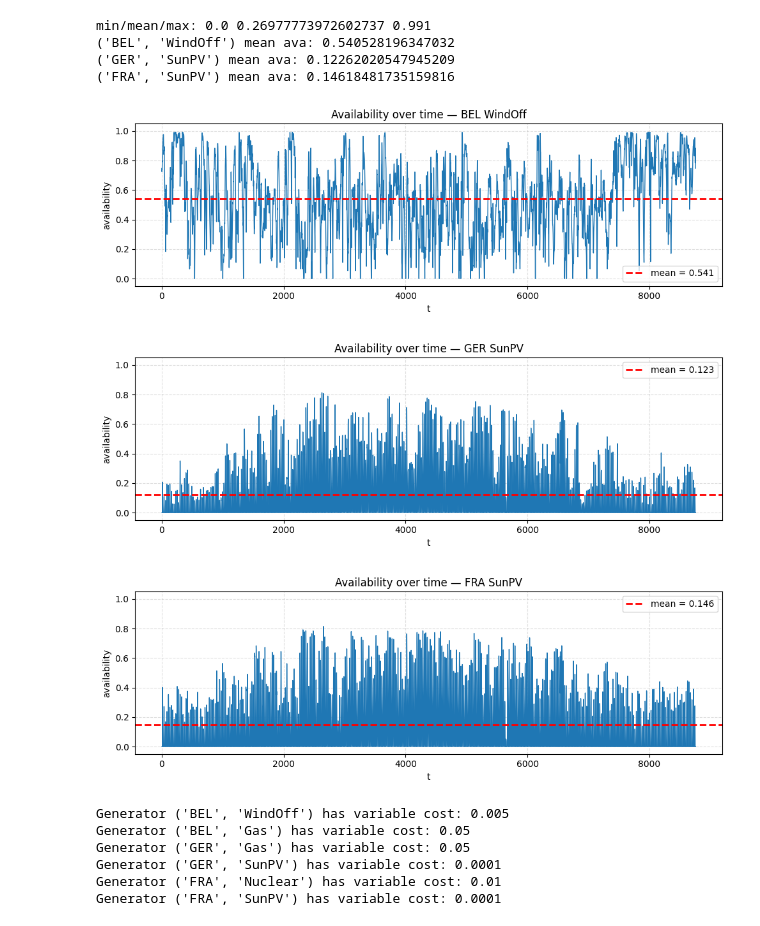
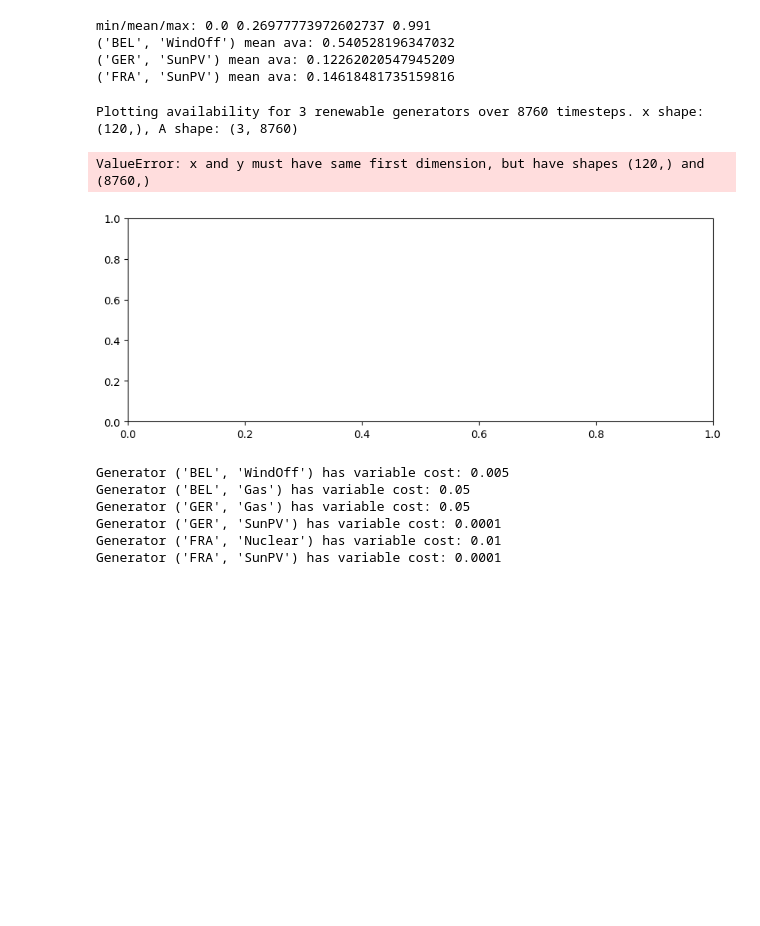
Before and after one commit to PeterrHH/ML-Enhanced-Benders, a Jupyter notebook: data_visualise.ipynb, the cells around one changed output. Saved outputs shown, nothing was run; the diff lists cells and outputs as text; code cells hidden in the pictures; blank space fills up the shorter version.

```diff
--- a/data_visualise.ipynb
+++ b/data_visualise.ipynb
@@ -738,37 +695,39 @@ def plot_renewable_availability_series(ava_tensor, renew_gens, T_list=None):
     ava_tensor: torch.Tensor or np.ndarray, shape [N_renew, T]
     renew_gens: list of (loc, tech) length N_renew
     T_list: optional list of timesteps length T (e.g. 1..8760). If None, uses 0..T-1.
     """
     if hasattr(ava_tensor, "detach"):
         A = ava_tensor.detach().cpu().numpy()
     else:
         A = np.asarray(ava_tensor)
 
     N, T = A.shape
     x = np.array(T_list) if T_list is not None else np.arange(T)
-
+    print(f"Plotting availability for {N} renewable generators over {T} timesteps. x shape: {x.shape}, A shape: {A.shape}")
     for i, (loc, tech) in enumerate(renew_gens):
         y = A[i]
         m = float(y.mean())
 
         plt.figure(figsize=(10, 3.5))
         plt.plot(x, y, linewidth=1)
         plt.axhline(m, linestyle="--", linewidth=2, label=f"mean = {m:.3f}", color="red")
         plt.title(f"Availability over time — {loc} {tech}")
         plt.xlabel("t")
         plt.ylabel("availability")
         plt.ylim(-0.05, 1.05)
         plt.grid(True, linestyle="--", alpha=0.4)
         plt.legend()
         plt.tight_layout()
         plt.show()
 
 # use it
+# T list to be from 1 to 120
+T_list = list(range(1, 121))
 plot_renewable_availability_series(ava_tensor, renew_gens, T_list)
 # %% [output]
+Plotting availability for 3 renewable generators over 8760 timesteps. x shape: (120,), A shape: (3, 8760)
+ValueError: x and y must have same first dimension, but have shapes (120,) and (8760,)
-[figure, old version]
+[figure, new version]
-[figure, removed]
-[figure, removed]
 # %%
 for (loc,g) in noconst_data.G:
     cost = noconst_data.pVarCost.get((loc,g), None)
```
Also changed, not shown: parts of 34 cells of this notebook, 12 other files.
